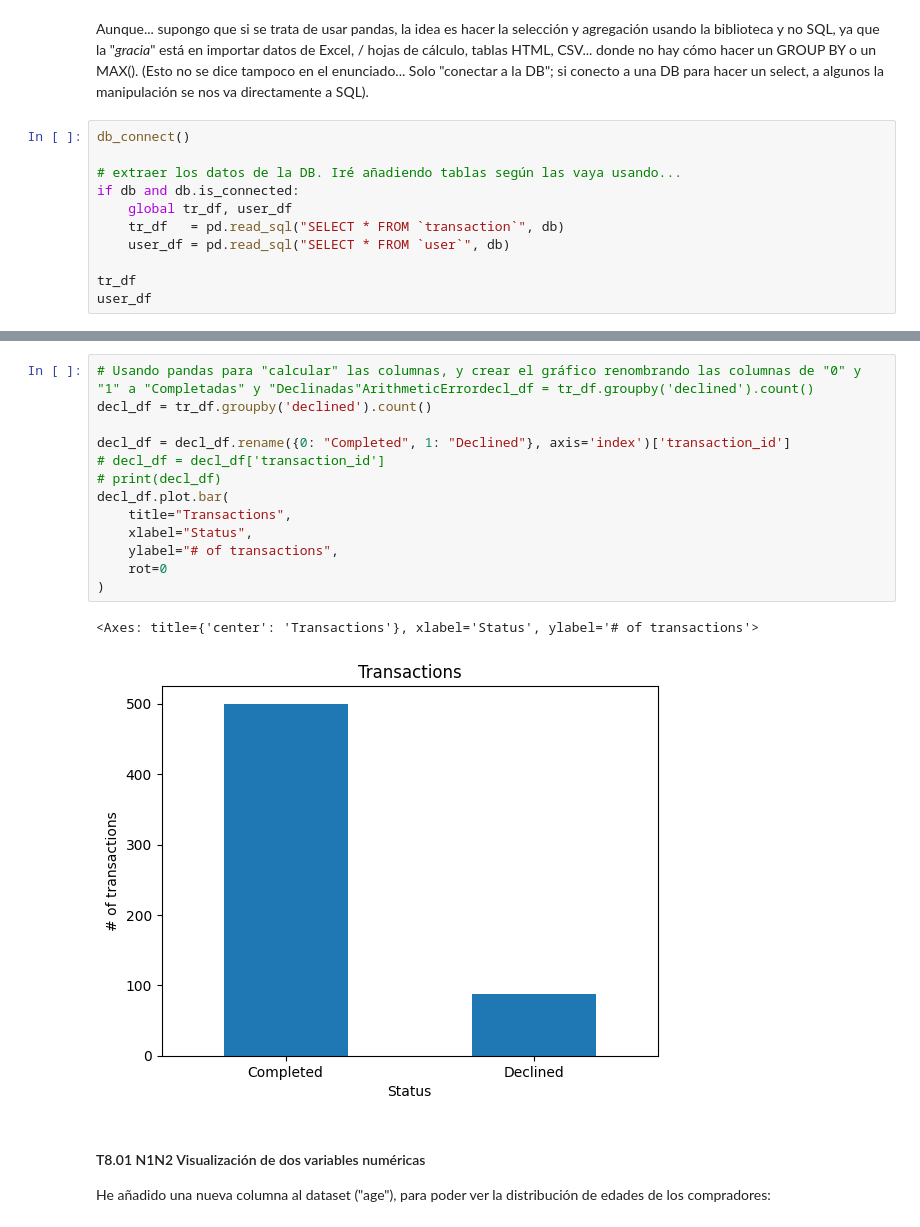
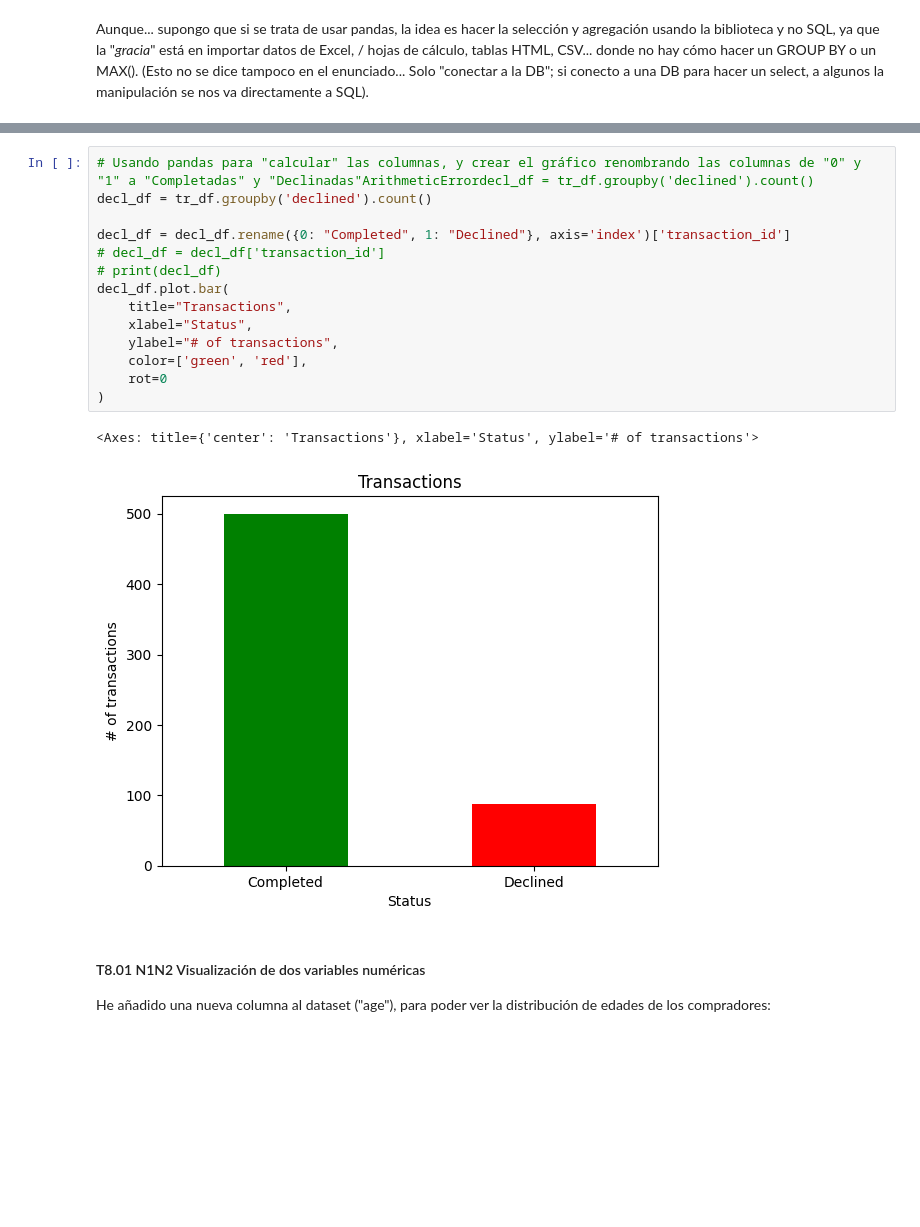
Before and after one commit to mlopezgva/it-academy-mlg, a Jupyter notebook: SPRINT8/Sprint_8.ipynb, the cells around one changed output, grey strips where cells are left out. Cells and saved outputs as stored; diff of their text form; blank space fills up the shorter version.

```diff
--- a/SPRINT8/Sprint_8.ipynb
+++ b/SPRINT8/Sprint_8.ipynb
@@ -60,14 +84,3 @@ Conectado!
 # %% [markdown]
 Aunque... supongo que si se trata de usar pandas, la idea es hacer la selección y agregación usando la biblioteca y no SQL, ya que la "_gracia_" está en importar datos de Excel, / hojas de cálculo, tablas HTML, CSV... donde no hay cómo hacer un GROUP BY o un MAX().
 (Esto no se dice tampoco en el enunciado... Solo "conectar a la DB"; si conecto a una DB para hacer un select, a algunos la manipulación se nos va directamente a SQL).
-# %%
-db_connect()
-
-# extraer los datos de la DB. Iré añadiendo tablas según las vaya usando...
-if db and db.is_connected:
-    global tr_df, user_df
-    tr_df   = pd.read_sql("SELECT * FROM `transaction`", db)
-    user_df = pd.read_sql("SELECT * FROM `user`", db)
-
-tr_df
-user_df
@@ -88,19 +87,20 @@ user_df
 # %%
 # Usando pandas para "calcular" las columnas, y crear el gráfico renombrando las columnas de "0" y "1" a "Completadas" y "Declinadas"ArithmeticErrordecl_df = tr_df.groupby('declined').count()
 decl_df = tr_df.groupby('declined').count()
 
 decl_df = decl_df.rename({0: "Completed", 1: "Declined"}, axis='index')['transaction_id']
 # decl_df = decl_df['transaction_id']
 # print(decl_df)
 decl_df.plot.bar(
     title="Transactions",
     xlabel="Status",
     ylabel="# of transactions",
+    color=['green', 'red'],
     rot=0
 )
 # %% [output]
 <Axes: title={'center': 'Transactions'}, xlabel='Status', ylabel='# of transactions'>
-[figure, old version]
+[figure, new version]
 # %% [markdown]
 #### T8.01 N1N2 Visualización de dos variables numéricas
 
```
Also changed, not shown: parts of 9 cells of this notebook, 1 other file.
